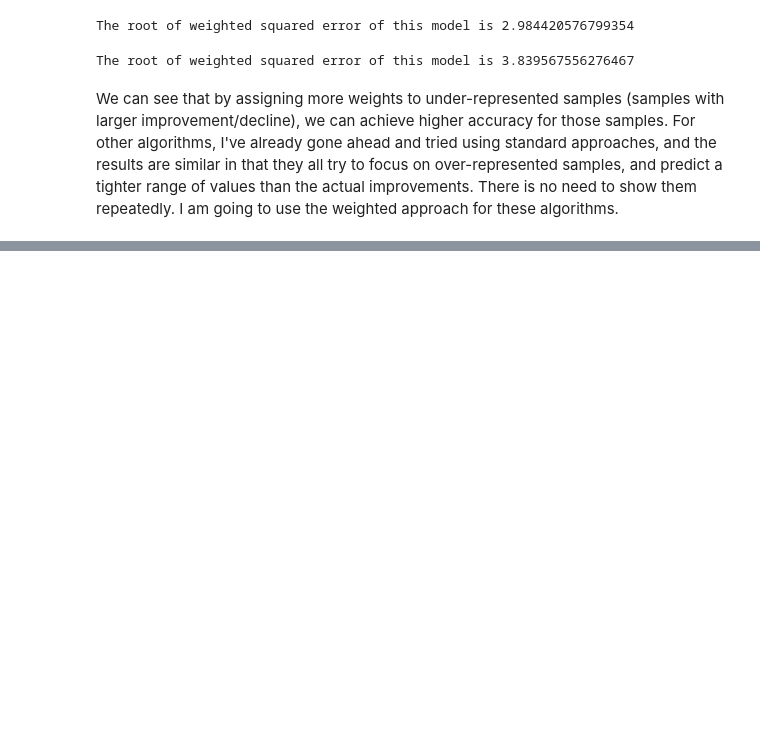
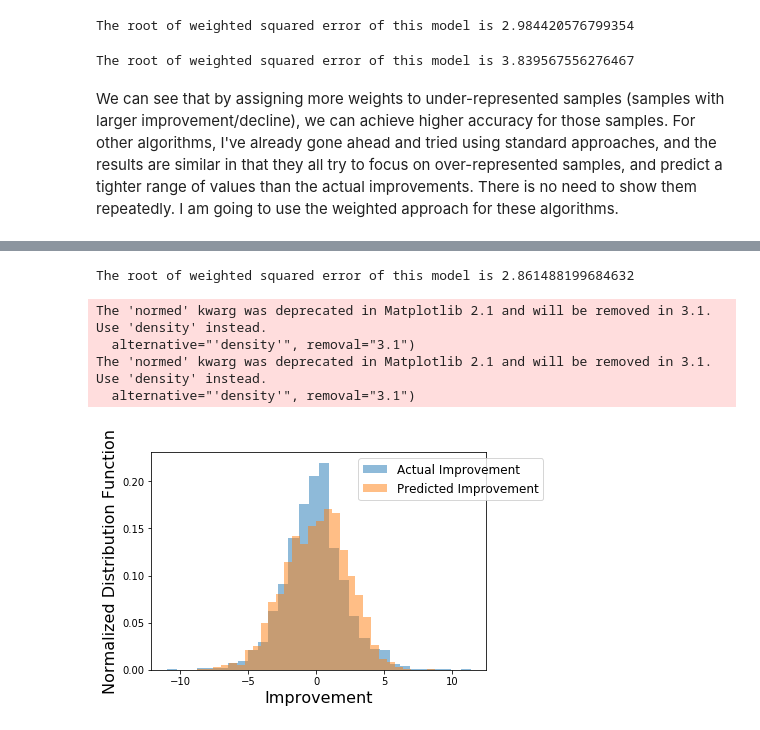
Before and after one commit to DhananjaiGovind1120/NBA-player-improvement-analysis, a Jupyter notebook: Seminar Project On NBA Player Improvement.ipynb, the cells around one changed output, grey strips where cells are left out. Drawn from its saved outputs; the diff is of its cells as text; code cells hidden in the pictures; blank space fills up the shorter version.

```diff
--- a/Seminar Project On NBA Player Improvement.ipynb
+++ b/Seminar Project On NBA Player Improvement.ipynb
@@ -285,0 +313,21 @@ We can see that by assigning more weights to under-represented samples (samples
+# %%
+svr = SVR(C=10000)
+svr.fit(Xtrain, ytrain, sample_weight=ytrain_weights)
+ypred = svr.predict(Xtest)
+print('The root of weighted squared error of this model is',
+      np.sqrt(mean_squared_error(ytest, ypred, sample_weight=ytest_weights)))
+# %% [output]
+The root of weighted squared error of this model is 2.861488199684632
+# %%
+# Check distribution of prediction again
+_ = plt.hist(ytest, bins=30, alpha=0.5, normed=True, label='Actual Improvement')
+_ = plt.hist(ypred, bins=30, alpha=0.5, normed=True, label='Predicted Improvement')
+_ = plt.xlabel('Improvement', fontsize=16)
+_ = plt.ylabel('Normalized Distribution Function', fontsize=16)
+_ = plt.legend(fontsize=12, bbox_to_anchor=(0.6,1))
+# %% [output]
+The 'normed' kwarg was deprecated in Matplotlib 2.1 and will be removed in 3.1. Use 'density' instead.
+  alternative="'density'", removal="3.1")
+The 'normed' kwarg was deprecated in Matplotlib 2.1 and will be removed in 3.1. Use 'density' instead.
+  alternative="'density'", removal="3.1")
+[figure, added]
```
Also changed, not shown: parts of 41 cells of this notebook.
